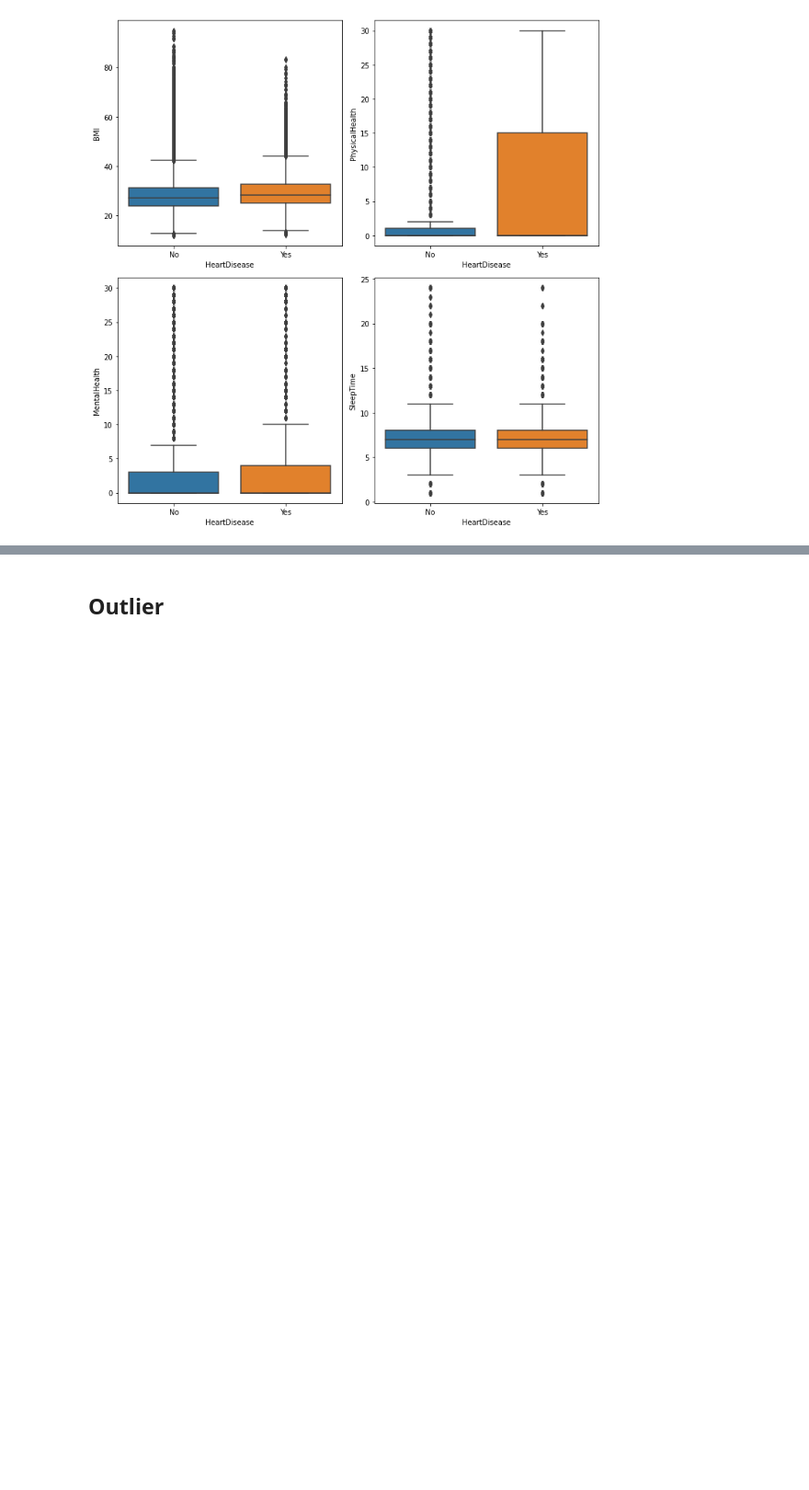
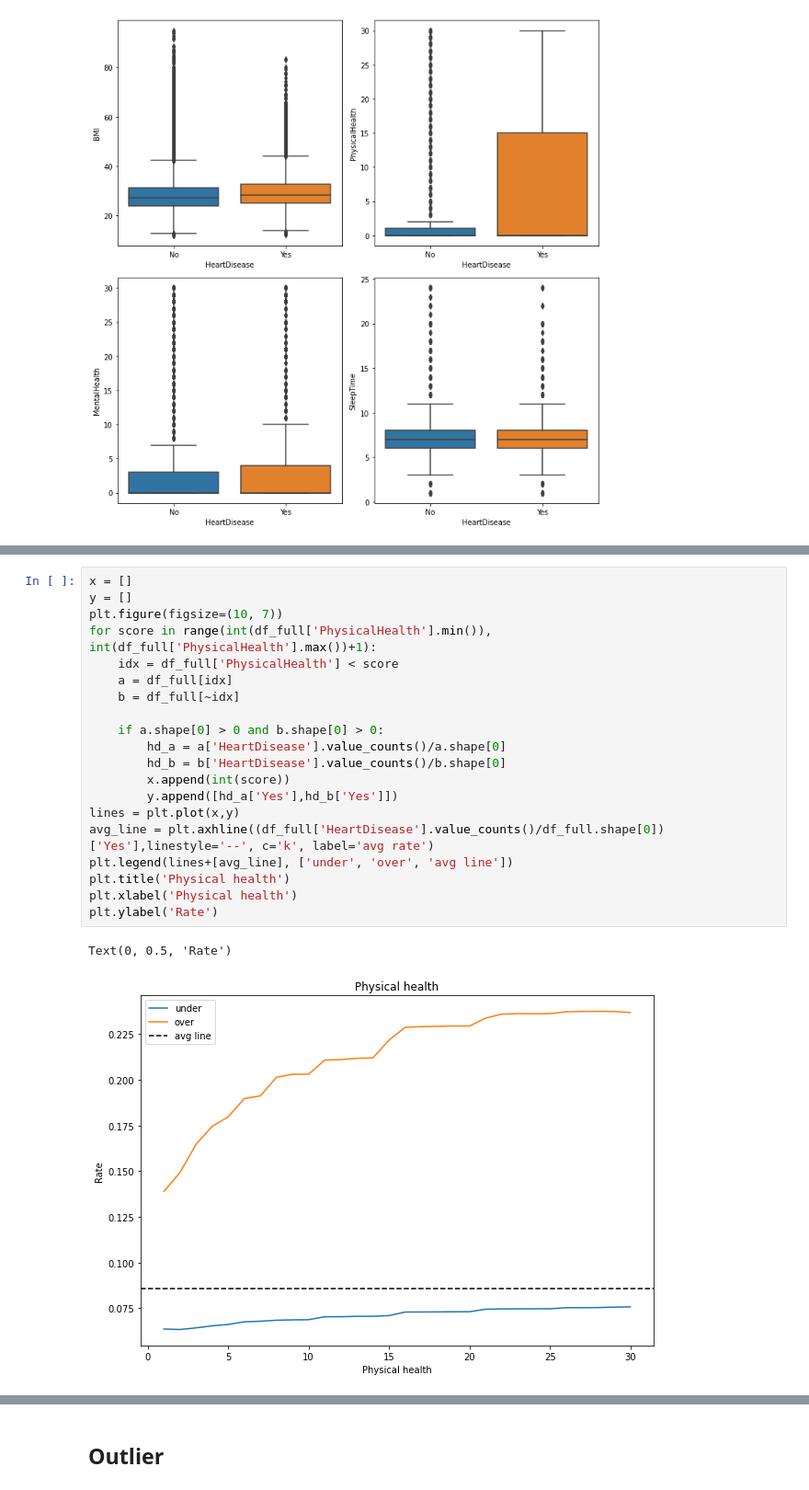
Before and after one commit to danhngan/Heart_disease, a Jupyter notebook: preprocessing.ipynb, the cells around one changed output, grey strips where cells are left out. Shown at 92% size. Saved outputs shown, nothing was run; the diff lists cells and outputs as text; blank space fills up the shorter version.

```diff
--- a/preprocessing.ipynb
+++ b/preprocessing.ipynb
@@ -296,0 +318,23 @@ Dựa trên các biểu đồ, ta thấy rằng, có một số đặc tính có
+# %%
+x = []
+y = []
+plt.figure(figsize=(10, 7))
+for score in range(int(df_full['PhysicalHealth'].min()), int(df_full['PhysicalHealth'].max())+1):
+    idx = df_full['PhysicalHealth'] < score
+    a = df_full[idx]
+    b = df_full[~idx]
+
+    if a.shape[0] > 0 and b.shape[0] > 0:
+        hd_a = a['HeartDisease'].value_counts()/a.shape[0]
+        hd_b = b['HeartDisease'].value_counts()/b.shape[0]
+        x.append(int(score))
+        y.append([hd_a['Yes'],hd_b['Yes']])
+lines = plt.plot(x,y)
+avg_line = plt.axhline((df_full['HeartDisease'].value_counts()/df_full.shape[0])['Yes'],linestyle='--', c='k', label='avg rate')
+plt.legend(lines+[avg_line], ['under', 'over', 'avg line'])
+plt.title('Physical health')
+plt.xlabel('Physical health')
+plt.ylabel('Rate')
+# %% [output]
+Text(0, 0.5, 'Rate')
+[figure, added]
```
Also changed, not shown: parts of 21 cells of this notebook, 4 other files.
